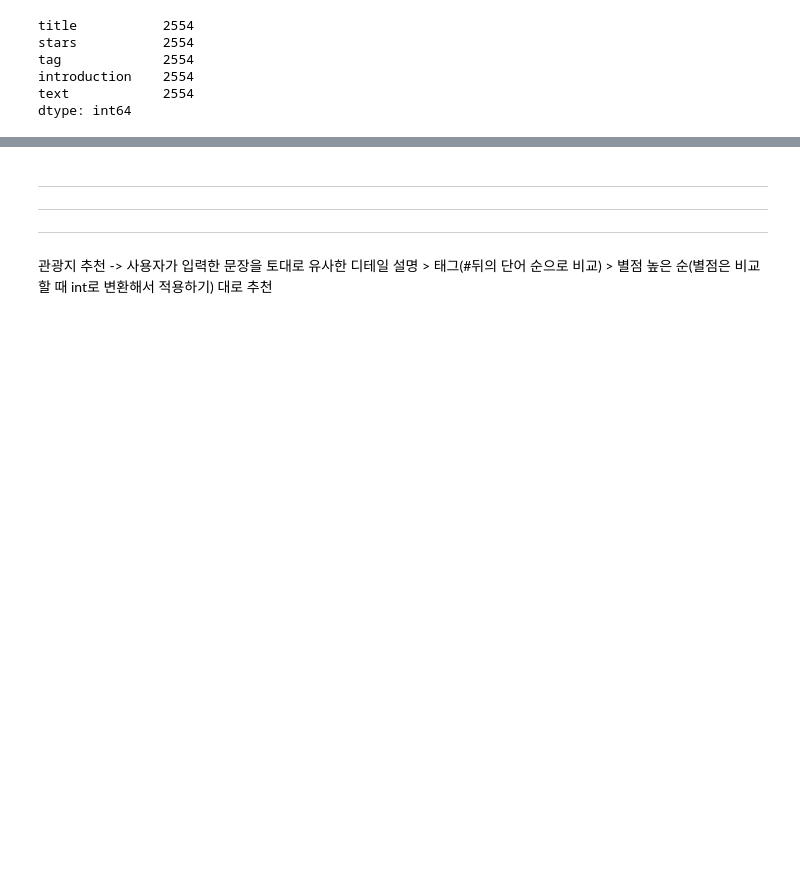
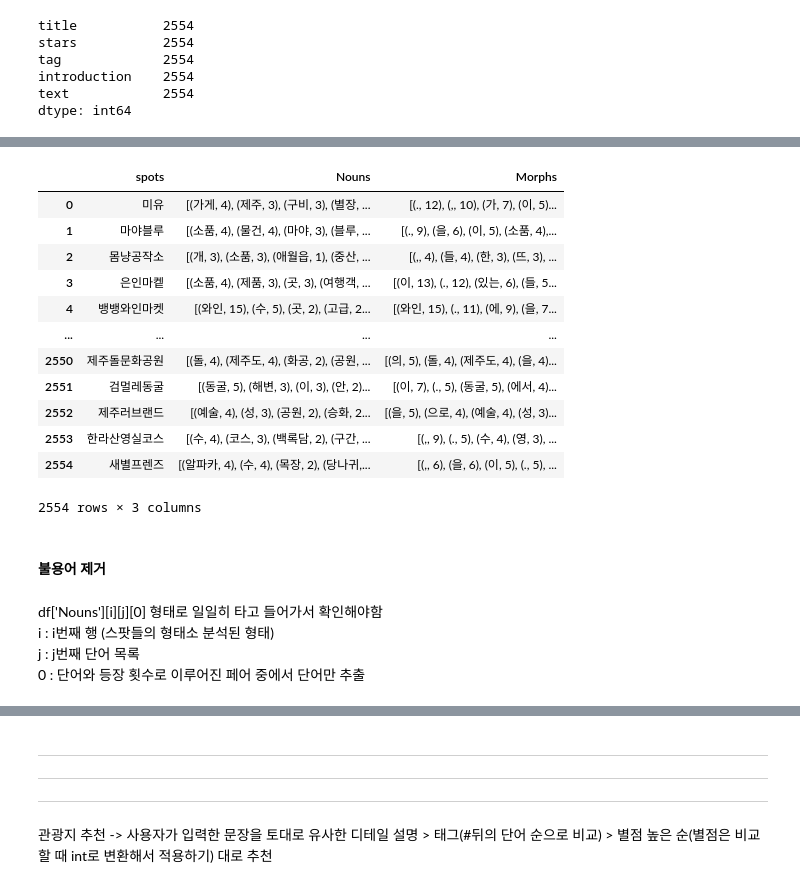
Before and after one commit to JejuTravelApp/DataAnalysis, a Jupyter notebook: JY_관광지 추천 모델 생성.ipynb, the cells around one changed output, grey strips where cells are left out. Saved outputs shown, nothing was run; the diff lists cells and outputs as text; code cells hidden in the pictures; blank space fills up the shorter version.

```diff
--- a/JY_관광지 추천 모델 생성.ipynb
+++ b/JY_관광지 추천 모델 생성.ipynb
@@ -515,0 +544,15 @@ dtype: int64
+# %%
+# Okt 형태소 분석기
+# 형태소 추출 : morphs
+oktMorphs = []
+
+# 품사 태깅 : pos
+oktPos = []
+
+# 명사 추출 : nouns
+oktNouns = []
+
+for text in jejuSpots['text'] :
+    oktMorphs.append(okt.morphs(text))
+    oktPos.append(okt.pos(text))
+    oktNouns.append(okt.nouns(text))
@@ -515,0 +667,11 @@ dtype: int64
+# %%
+jejuSpots['text_morphs'] = oktMorphs
+jejuSpots['text_pos'] = oktPos
+jejuSpots['text_nouns'] = oktNouns
+
+# 현재 각 텍스트별 말뭉치가 [[]](리스트 안에 리스트) 형태로 들어가 있으므로 구분해서 데이터 프레임으로 넣기
+# jejuSpots['text_morphs'] = [','.join(morphs) for morphs in oktMorphs]
+# jejuSpots['text_nouns'] = [','.join(nouns) for nouns in oktNouns]
+# jejuSpots['text_pos'] = oktPos
+
+jejuSpots.head()
@@ -515,0 +695,33 @@ dtype: int64
+# %%
+# 각 text별 빈도수 높은 상위 8개 단어
+noun_common_words = []
+morphs_common_words = []
+for textNouns in jejuSpots['text_nouns'] :
+    noun = nltk.Text(textNouns)
+    noun_common_words.append(noun.vocab().most_common(8))
+
+for textMorphs in jejuSpots['text_morphs'] :
+    morphs = nltk.Text(textMorphs)
+    morphs_common_words.append(morphs.vocab().most_common(8))
+
+# 명사만 vs 모든 형태소 비교 위한 Dataframe
+df = {'spots' : jejuSpots['title'], 'Nouns' : noun_common_words, 'Morphs' : morphs_common_words}
+df = pd.DataFrame(df)
+# df['Nouns'][0][2][0]
+df
+# %% [output]
+|  | spots | Nouns | Morphs |
+| 0 | 미유 | [(가게, 4), (제주, 3), (구비, 3), (별장, ... | [(., 12), (,, 10), (가, 7), (이, 5)... |
+| 1 | 마야블루 | [(소품, 4), (물건, 4), (마야, 3), (블루, ... | [(., 9), (을, 6), (이, 5), (소품, 4),... |
+| 2 | 몸냥공작소 | [(개, 3), (소품, 3), (애월읍, 1), (중산, ... | [(,, 4), (들, 4), (한, 3), (뜨, 3), ... |
+| 3 | 은인마켙 | [(소품, 4), (제품, 3), (곳, 3), (여행객, ... | [(이, 13), (., 12), (있는, 6), (들, 5... |
+| 4 | 뱅뱅와인마켓 | [(와인, 15), (수, 5), (곳, 2), (고급, 2... | [(와인, 15), (., 11), (에, 9), (을, 7... |
+| ... | ... | ... | ... |
+| 2550 | 제주돌문화공원 | [(돌, 4), (제주도, 4), (화공, 2), (공원, ... | [(의, 5), (돌, 4), (제주도, 4), (을, 4)... |
+| 2551 | 검멀레동굴 | [(동굴, 5), (해변, 3), (이, 3), (안, 2)... | [(이, 7), (., 5), (동굴, 5), (에서, 4)... |
+| 2552 | 제주러브랜드 | [(예술, 4), (성, 3), (공원, 2), (승화, 2... | [(을, 5), (으로, 4), (예술, 4), (성, 3)... |
+| 2553 | 한라산영실코스 | [(수, 4), (코스, 3), (백록담, 2), (구간, ... | [(,, 9), (., 5), (수, 4), (영, 3), ... |
+| 2554 | 새별프렌즈 | [(알파카, 4), (수, 4), (목장, 2), (당나귀,... | [(,, 6), (을, 6), (이, 5), (., 5), ... |
+2554 rows × 3 columns
+# %% [markdown]
+#### 불용어 제거
@@ -515,0 +732,5 @@ dtype: int64
+# %% [markdown]
+df['Nouns'][i][j][0] 형태로 일일히 타고 들어가서 확인해야함
+i : i번째 행 (스팟들의 형태소 분석된 형태)
+j : j번째 단어 목록
+0 : 단어와 등장 횟수로 이루어진 페어 중에서 단어만 추출
```
Also changed, not shown: parts of 38 cells of this notebook, 3 other files.
